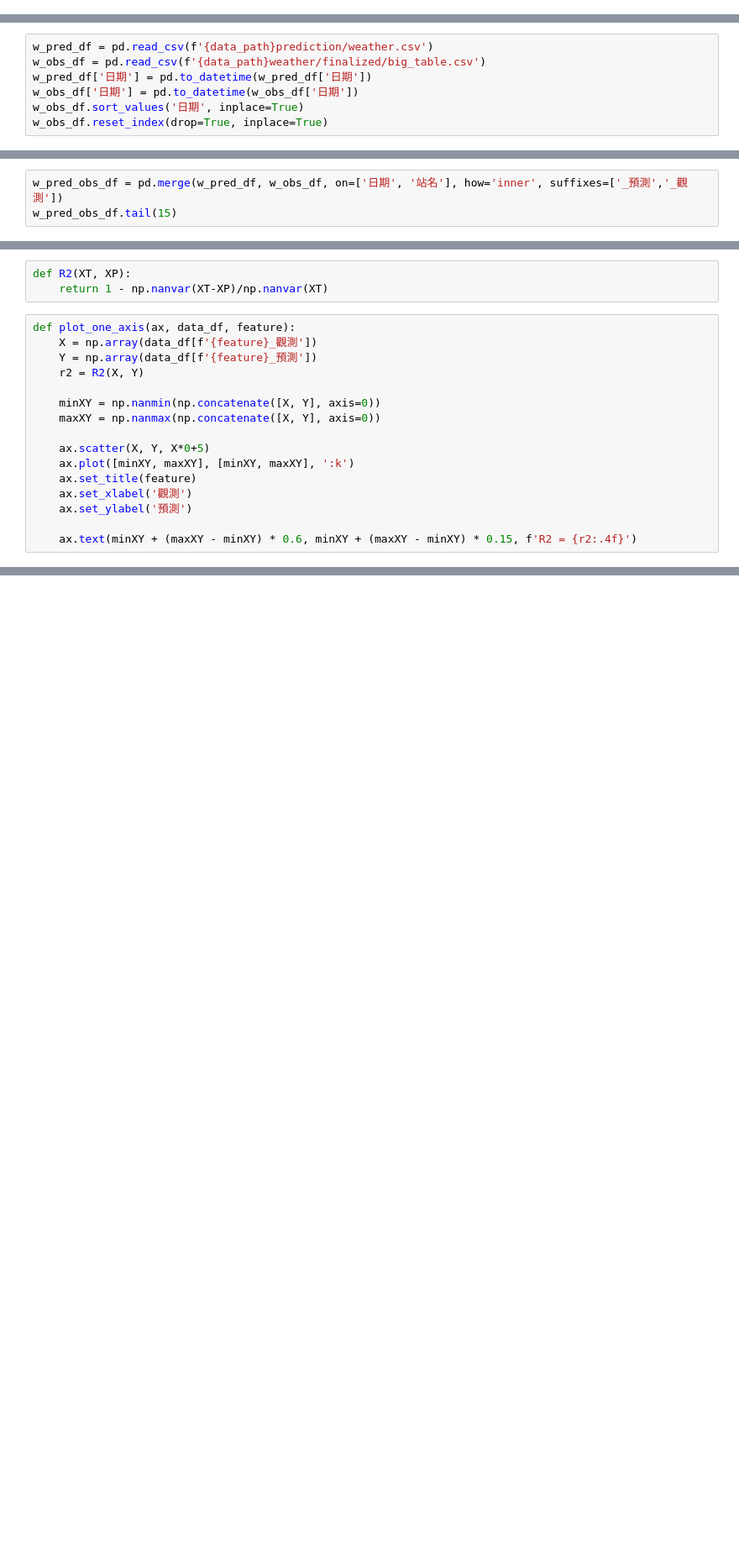
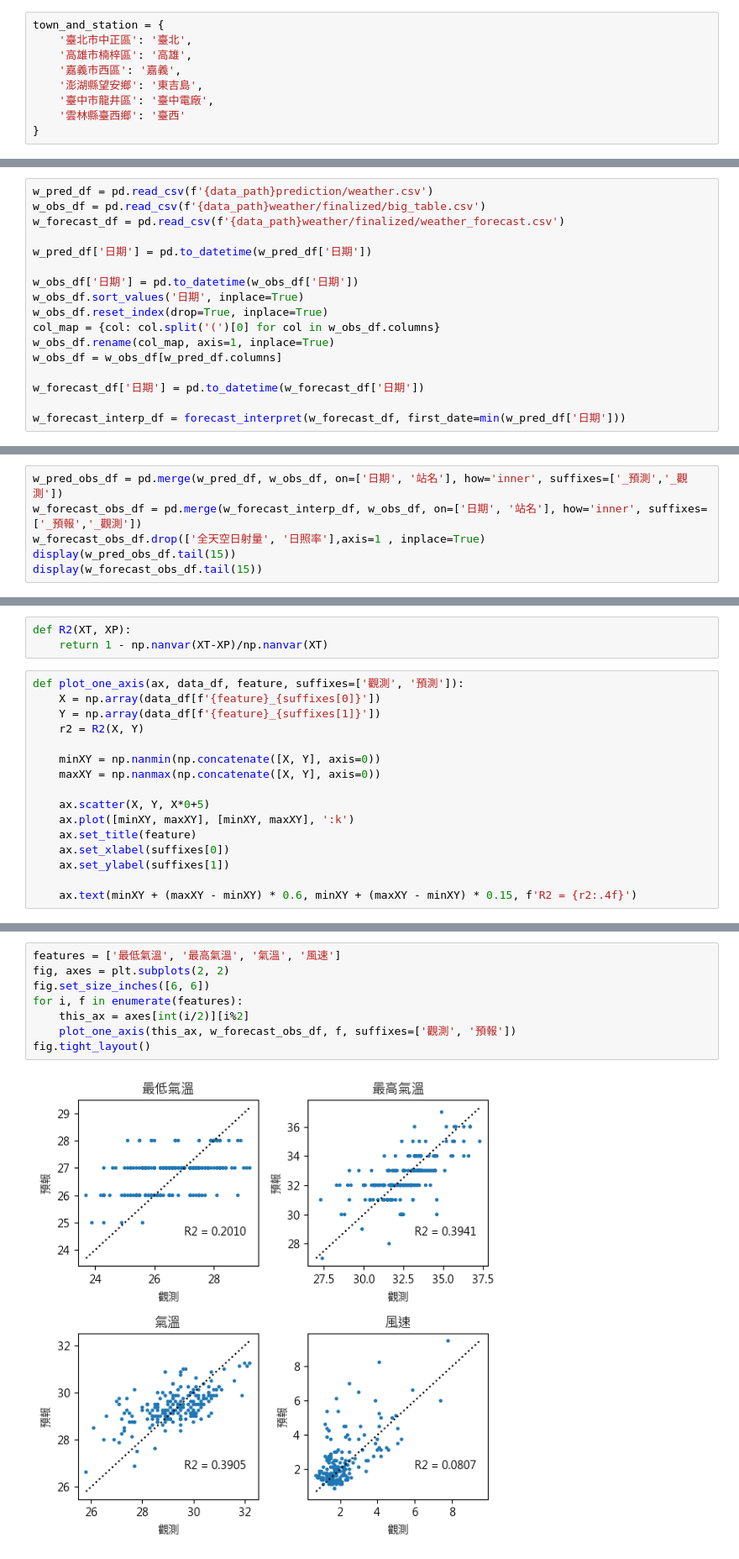
Before and after one commit to skyjadel/Taipower, a Jupyter notebook: Comparison_of_Weather_Pred_and_Obs.ipynb, the cells around one changed output, grey strips where cells are left out. Shown at 84% size. Cells and saved outputs as stored; diff of their text form; blank space fills up the shorter version.

```diff
--- a/Comparison_of_Weather_Pred_and_Obs.ipynb
+++ b/Comparison_of_Weather_Pred_and_Obs.ipynb
@@ -9,3 +13,12 @@ plt.rcParams['axes.unicode_minus'] = False
 import datetime
 # %%
 data_path = './historical/data/'
+# %%
+town_and_station = {
+    '臺北市中正區': '臺北',
+    '高雄市楠梓區': '高雄',
+    '嘉義市西區': '嘉義',
+    '澎湖縣望安鄉': '東吉島',
+    '臺中市龍井區': '臺中電廠',
+    '雲林縣臺西鄉': '臺西'
+}
@@ -12,7 +78,17 @@ data_path = './historical/data/'
 # %%
 w_pred_df = pd.read_csv(f'{data_path}prediction/weather.csv')
 w_obs_df = pd.read_csv(f'{data_path}weather/finalized/big_table.csv')
+w_forecast_df = pd.read_csv(f'{data_path}weather/finalized/weather_forecast.csv')
+
 w_pred_df['日期'] = pd.to_datetime(w_pred_df['日期'])
+
 w_obs_df['日期'] = pd.to_datetime(w_obs_df['日期'])
 w_obs_df.sort_values('日期', inplace=True)
 w_obs_df.reset_index(drop=True, inplace=True)
+col_map = {col: col.split('(')[0] for col in w_obs_df.columns}
+w_obs_df.rename(col_map, axis=1, inplace=True)
+w_obs_df = w_obs_df[w_pred_df.columns]
+
+w_forecast_df['日期'] = pd.to_datetime(w_forecast_df['日期'])
+
+w_forecast_interp_df = forecast_interpret(w_forecast_df, first_date=min(w_pred_df['日期']))
@@ -51,6 +148,9 @@ w_obs_df.tail(10)
 # %%
 w_pred_obs_df = pd.merge(w_pred_df, w_obs_df, on=['日期', '站名'], how='inner', suffixes=['_預測','_觀測'])
-w_pred_obs_df.tail(15)
+w_forecast_obs_df = pd.merge(w_forecast_interp_df, w_obs_df, on=['日期', '站名'], how='inner', suffixes=['_預報','_觀測'])
+w_forecast_obs_df.drop(['全天空日射量', '日照率'],axis=1 , inplace=True)
+display(w_pred_obs_df.tail(15))
+display(w_forecast_obs_df.tail(15))
 # %% [output]
 |  | 日期 | 站名 | 日照率_預測 | 最低氣溫_預測 | 最高氣溫_預測 | 氣溫_預測 | 風速_預測 | 全天空日射量_預測 | 日照率_觀測 | 最低氣溫_觀測 | 最高氣溫_觀測 | ... |
 | 183 | 2024-08-31 | 嘉義 | 65.275146 | 26.150719 | 32.943054 | 29.270136 | 1.658146 | 21.419366 | 74.0 | 26.8 | 33.5 | ... |
@@ -72,9 +190,9 @@ w_pred_obs_df.tail(15)
 def R2(XT, XP):
     return 1 - np.nanvar(XT-XP)/np.nanvar(XT)
 # %%
-def plot_one_axis(ax, data_df, feature):
-    X = np.array(data_df[f'{feature}_觀測'])
-    Y = np.array(data_df[f'{feature}_預測'])
+def plot_one_axis(ax, data_df, feature, suffixes=['觀測', '預測']):
+    X = np.array(data_df[f'{feature}_{suffixes[0]}'])
+    Y = np.array(data_df[f'{feature}_{suffixes[1]}'])
     r2 = R2(X, Y)
 
     minXY = np.nanmin(np.concatenate([X, Y], axis=0))
@@ -83,7 +201,7 @@ def plot_one_axis(ax, data_df, feature):
     ax.scatter(X, Y, X*0+5)
     ax.plot([minXY, maxXY], [minXY, maxXY], ':k')
     ax.set_title(feature)
-    ax.set_xlabel('觀測')
-    ax.set_ylabel('預測')
+    ax.set_xlabel(suffixes[0])
+    ax.set_ylabel(suffixes[1])
 
     ax.text(minXY + (maxXY - minXY) * 0.6, minXY + (maxXY - minXY) * 0.15, f'R2 = {r2:.4f}')
@@ -99,0 +222,10 @@ fig.tight_layout()
+# %%
+features = ['最低氣溫', '最高氣溫', '氣溫', '風速']
+fig, axes = plt.subplots(2, 2)
+fig.set_size_inches([6, 6])
+for i, f in enumerate(features):
+    this_ax = axes[int(i/2)][i%2]
+    plot_one_axis(this_ax, w_forecast_obs_df, f, suffixes=['觀測', '預報'])
+fig.tight_layout()
+# %% [output]
+[figure, added]
```
Also changed, not shown: parts of 16 cells of this notebook.
